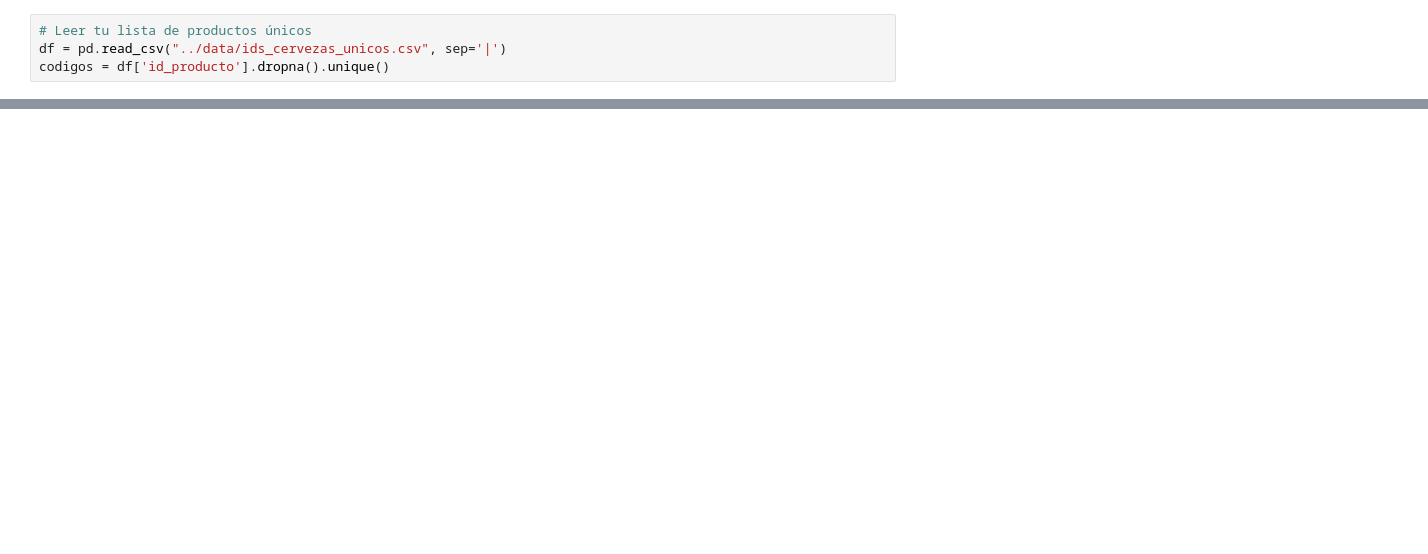
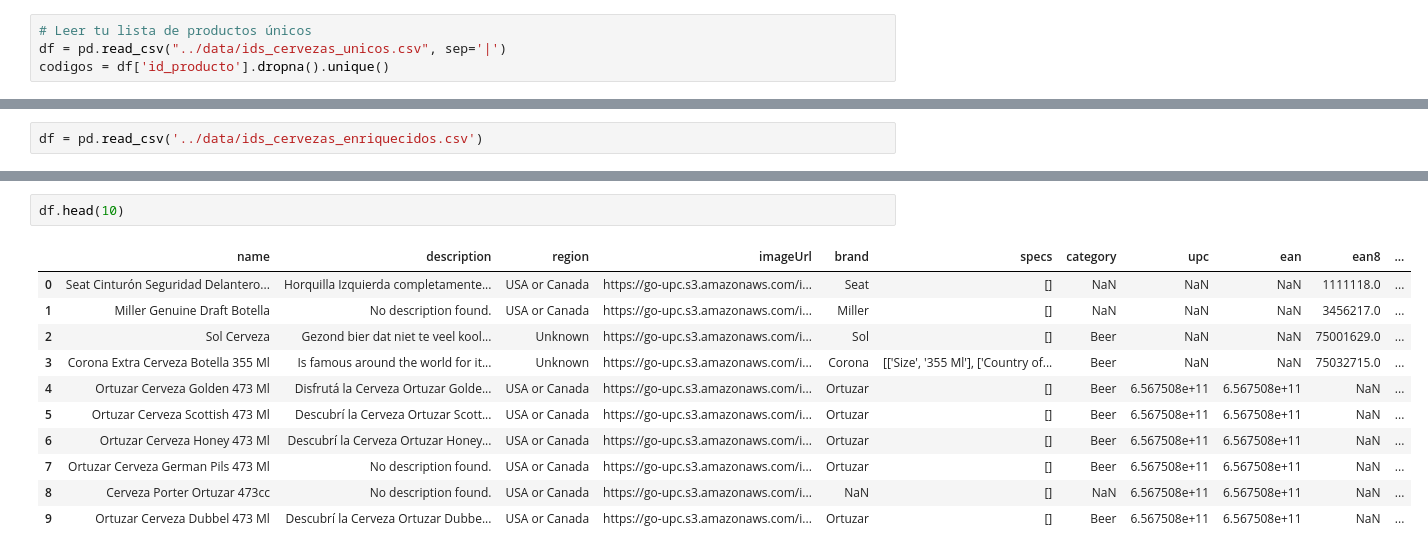
Before and after one commit to ferkrodriguez98/precios_claros, a Jupyter notebook: scripts/lectura_api.ipynb, the cells around one changed output, grey strips where cells are left out. Drawn from its saved outputs; the diff is of its cells as text; blank space fills up the shorter version.

```diff
--- a/scripts/lectura_api.ipynb
+++ b/scripts/lectura_api.ipynb
@@ -118 +71,3 @@ Error 404 - 8725000183646
 ✅ Archivo ids_cervezas_enriquecidos.csv guardado correctamente.
+# %%
+df = pd.read_csv('../data/ids_cervezas_enriquecidos.csv')
@@ -118,0 +97,14 @@ Error 404 - 8725000183646
+# %%
+df.head(10)
+# %% [output]
+|  | name | description | region | imageUrl | brand | specs | category | upc | ean | ean8 | ... |
+| 0 | Seat Cinturón Seguridad Delantero... | Horquilla Izquierda completamente... | USA or Canada | https://go-upc.s3.amazonaws.com/i... | Seat | [] | NaN | NaN | NaN | 1111118.0 | ... |
+| 1 | Miller Genuine Draft Botella | No description found. | USA or Canada | https://go-upc.s3.amazonaws.com/i... | Miller | [] | NaN | NaN | NaN | 3456217.0 | ... |
+| 2 | Sol Cerveza | Gezond bier dat niet te veel kool... | Unknown | https://go-upc.s3.amazonaws.com/i... | Sol | [] | Beer | NaN | NaN | 75001629.0 | ... |
+| 3 | Corona Extra Cerveza Botella 355 Ml | Is famous around the world for it... | Unknown | https://go-upc.s3.amazonaws.com/i... | Corona | [['Size', '355 Ml'], ['Country of... | Beer | NaN | NaN | 75032715.0 | ... |
+| 4 | Ortuzar Cerveza Golden 473 Ml | Disfrutá la Cerveza Ortuzar Golde... | USA or Canada | https://go-upc.s3.amazonaws.com/i... | Ortuzar | [] | Beer | 6.567508e+11 | 6.567508e+11 | NaN | ... |
+| 5 | Ortuzar Cerveza Scottish 473 Ml | Descubrí la Cerveza Ortuzar Scott... | USA or Canada | https://go-upc.s3.amazonaws.com/i... | Ortuzar | [] | Beer | 6.567508e+11 | 6.567508e+11 | NaN | ... |
+| 6 | Ortuzar Cerveza Honey 473 Ml | Descubrí la Cerveza Ortuzar Honey... | USA or Canada | https://go-upc.s3.amazonaws.com/i... | Ortuzar | [] | Beer | 6.567508e+11 | 6.567508e+11 | NaN | ... |
+| 7 | Ortuzar Cerveza German Pils 473 Ml | No description found. | USA or Canada | https://go-upc.s3.amazonaws.com/i... | Ortuzar | [] | Beer | 6.567508e+11 | 6.567508e+11 | NaN | ... |
+| 8 | Cerveza Porter Ortuzar 473cc | No description found. | USA or Canada | https://go-upc.s3.amazonaws.com/i... | NaN | [] | NaN | 6.567508e+11 | 6.567508e+11 | NaN | ... |
+| 9 | Ortuzar Cerveza Dubbel 473 Ml | Descubrí la Cerveza Ortuzar Dubbe... | USA or Canada | https://go-upc.s3.amazonaws.com/i... | Ortuzar | [] | Beer | 6.567508e+11 | 6.567508e+11 | NaN | ... |
```
Also changed, not shown: parts of 5 cells of this notebook, 2 other files.
